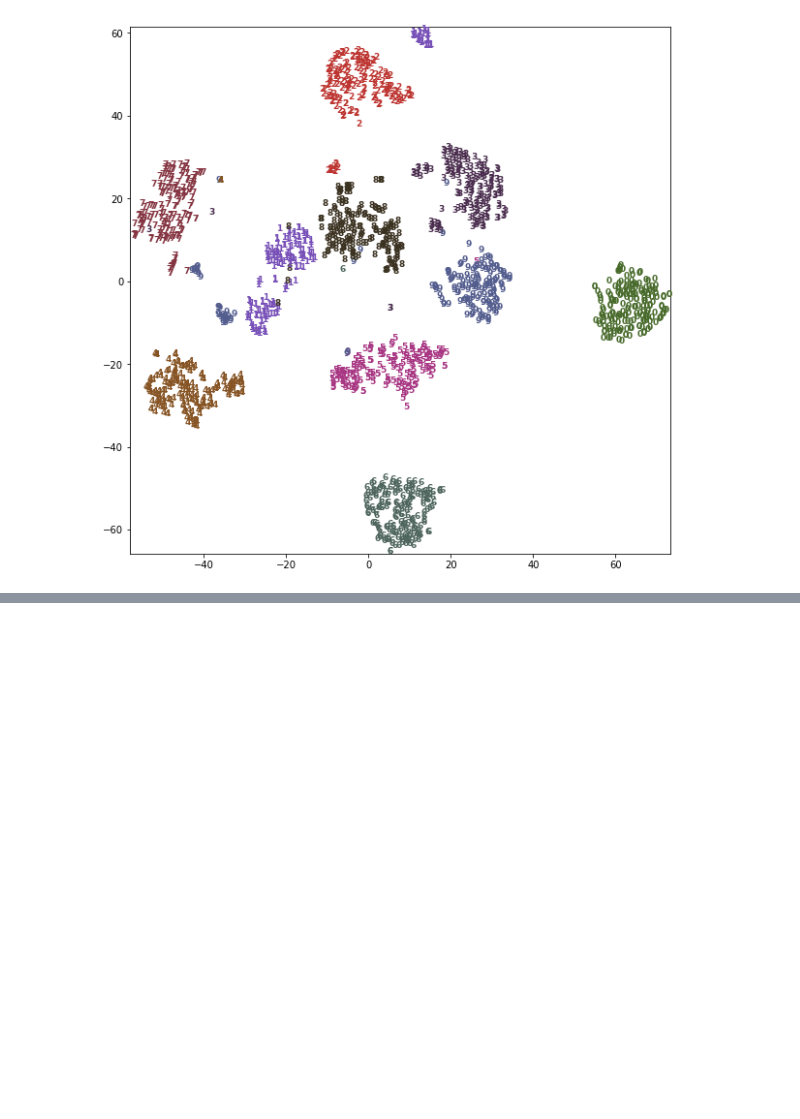
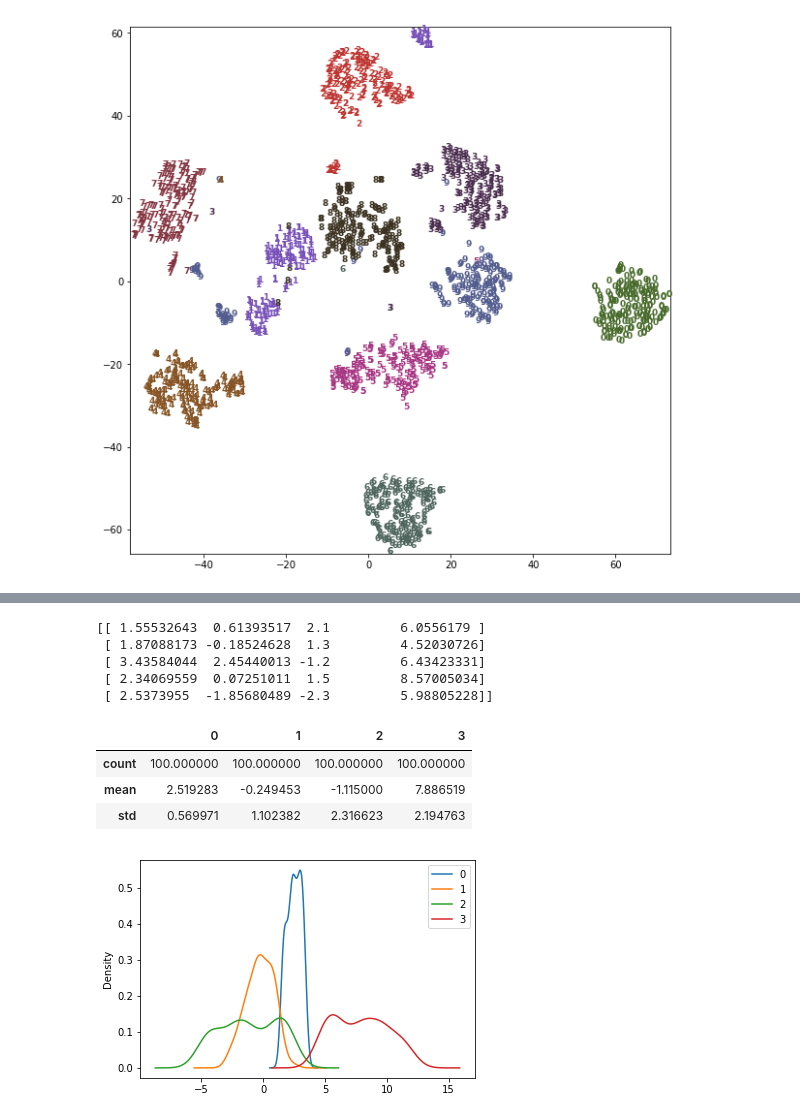
Before and after one commit to DavidMertz/ML-Webinar, a Jupyter notebook: Features.ipynb, the cells around one changed output, grey strips where cells are left out. Drawn from its saved outputs; the diff is of its cells as text; code cells hidden in the pictures; blank space fills up the shorter version.

```diff
--- a/Features.ipynb
+++ b/Features.ipynb
@@ -479,0 +701,28 @@ for i in range(len(digits.data)):
+# %%
+import numpy as np
+import numpy.random as npr
+
+rows = 100
+test_data = np.empty((rows,4))
+test_data[:,0] = npr.random(rows) * 2 + 1.5
+test_data[:,1] = npr.randn(rows)
+test_data[:,2] = npr.randint(-50, 25, rows)/10
+test_data[:,3] = np.exp(npr.random(rows)+1.5)
+print(test_data[:5])
+# %% [output]
+[[ 1.55532643  0.61393517  2.1         6.0556179 ]
+ [ 1.87088173 -0.18524628  1.3         4.52030726]
+ [ 3.43584044  2.45440013 -1.2         6.43423331]
+ [ 2.34069559  0.07251011  1.5         8.57005034]
+ [ 2.5373955  -1.85680489 -2.3         5.98805228]]
+# %%
+pd.DataFrame(test_data).describe().head(3)
+# %% [output]
+|  | 0 | 1 | 2 | 3 |
+| count | 100.000000 | 100.000000 | 100.000000 | 100.000000 |
+| mean | 2.519283 | -0.249453 | -1.115000 | 7.886519 |
+| std | 0.569971 | 1.102382 | 2.316623 | 2.194763 |
+# %%
+pd.DataFrame(test_data).plot(kind='kde');
+# %% [output]
+[figure, added]
```
Also changed, not shown: parts of 63 cells of this notebook, 1 other file.
